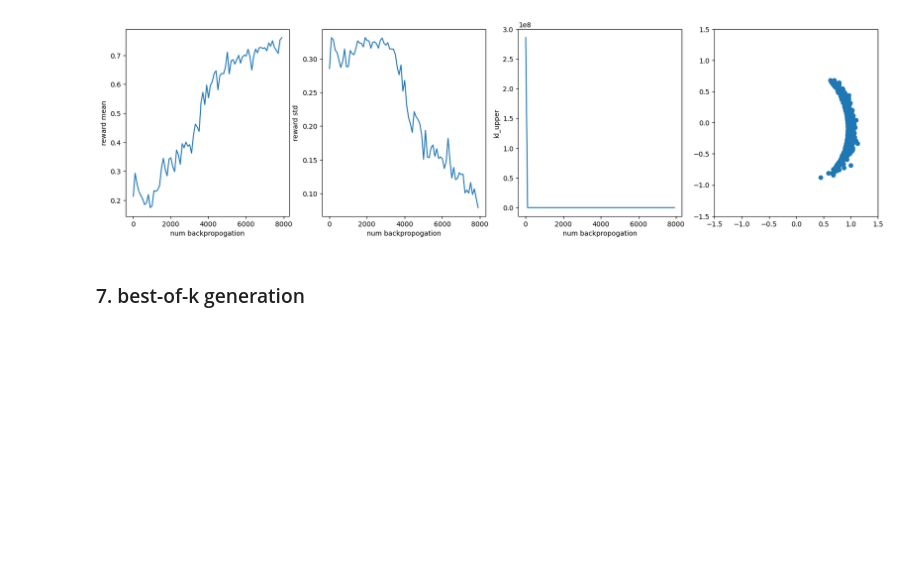
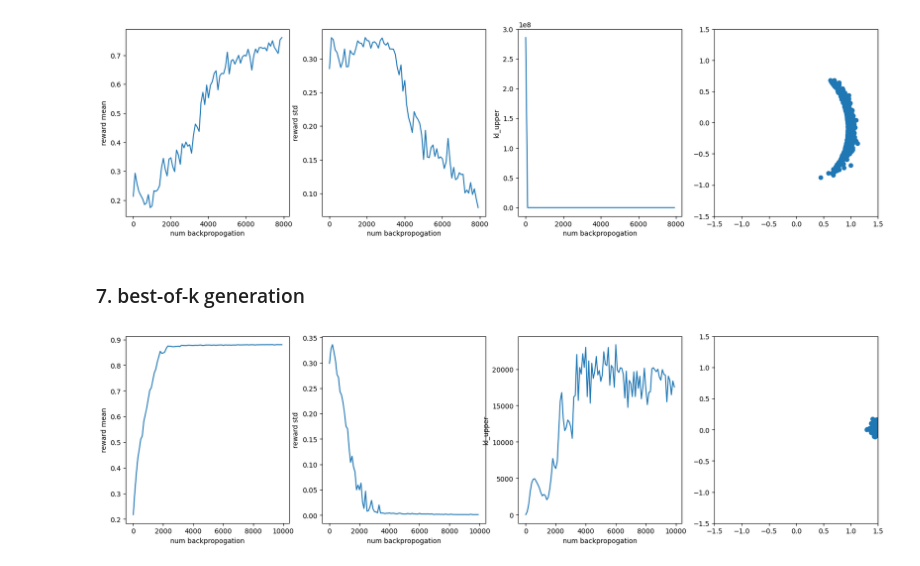
Before and after one commit to TZW1998/reward_optimization, a Jupyter notebook: reward_opt.ipynb, the cells around one changed output. Saved outputs shown, nothing was run; the diff lists cells and outputs as text; code cells hidden in the pictures; blank space fills up the shorter version.

```diff
--- a/reward_opt.ipynb
+++ b/reward_opt.ipynb
@@ -976,9 +976,9 @@ aligned_model = UNet_MLP(data_dim, 1, 1).cuda()
 aligned_model.load_state_dict(torch.load("ddim_ema_mg.pth"))
 
 EPOCH = 100
-sample_points_per_epoch = 1000
+sample_points_per_epoch = 100
 bestk = 10
-num_steps_per_epoch = 50
+num_steps_per_epoch = 10
 lr=1e-4
 batch_size = 10
 optimizer = torch.optim.Adam(aligned_model.parameters(), lr=lr)
@@ -1010,11 +1010,10 @@ for epoch in progress:
     avg_loss = 0
     totals = 0
 
-    use_cond = max(all_reward)
     sampled_dataset = ddim_sampling(aligned_model,sample_points_per_epoch, total_steps=50, eta = 1)
     sampled_reward = reward_fn(sampled_dataset)
     # sample the best k with highest reward
-    bestk_idx = torch.argsort(sampled_reward)[-bestk:]
+    bestk_idx = np.argsort(sampled_reward)[-bestk:]
     sampled_dataset = sampled_dataset[bestk_idx]
     sampled_dataset = torch.FloatTensor(sampled_dataset).cuda()
 
@@ -1032,37 +1031,39 @@ for epoch in progress:
         loss  = denoising_loss(aligned_model,  batch_data)
         loss.backward()
         # grad clipping
-        #torch.nn.utils.clip_grad_norm_(aligned_model.parameters(), 1)
+        torch.nn.utils.clip_grad_norm_(aligned_model.parameters(), 1)
 
         num_backprop += len(batch_data)
         optimizer.step()
         totals += len(batch_idx)
         avg_loss += loss.item() * len(batch_idx)
 
         if step % log_interval == 0:
-            eval_sample_points, eval_kl_upper = ddim_sampling_with_kl(aligned_model, model, eval_dataset_size, guidance_scale=guidance_scale,  total_steps=50, eta = 1)
+            eval_sample_points, eval_kl_upper = ddim_sampling_with_kl(aligned_model, model, eval_dataset_size,  total_steps=50, eta = 1)
             # logging
             eval_rewards = reward_fn(eval_sample_points)
             bestk_stats["reward_mean"].append(eval_rewards.mean())
             bestk_stats["reward_std"].append(eval_rewards.std())
             bestk_stats["eval_samples"].append(eval_sample_points.copy())
             bestk_stats["num_backprop"].append(num_backprop)
             bestk_stats["kl_upper"].append(eval_kl_upper.item())
 
             if visualize:
                 plt.figure(figsize=(2,2))
                 plt.scatter(eval_sample_points[:,0], eval_sample_points[:,1], s=5, alpha=0.6)
                 plt.xlim(-1.5,1.5)
                 plt.ylim(-1.5,1.5)
                 plt.title("epoch:{}".format(epoch))
                 plt.show()
 
             last_stats = {
                             "reward_mean":bestk_stats["reward_mean"][-1],
-                            "reward_std":bestkstats["reward_std"][-1],
+                            "reward_std":bestk_stats["reward_std"][-1],
                             "num_backprop":bestk_stats["num_backprop"][-1],
                             "kl_upper":bestk_stats["kl_upper"][-1]
                         }
             progress.set_postfix(last_stats)
 
 visualize_stats(bestk_stats)
+# %% [output]
+[figure, added]
```
Also changed, not shown: parts of 5 cells of this notebook.
